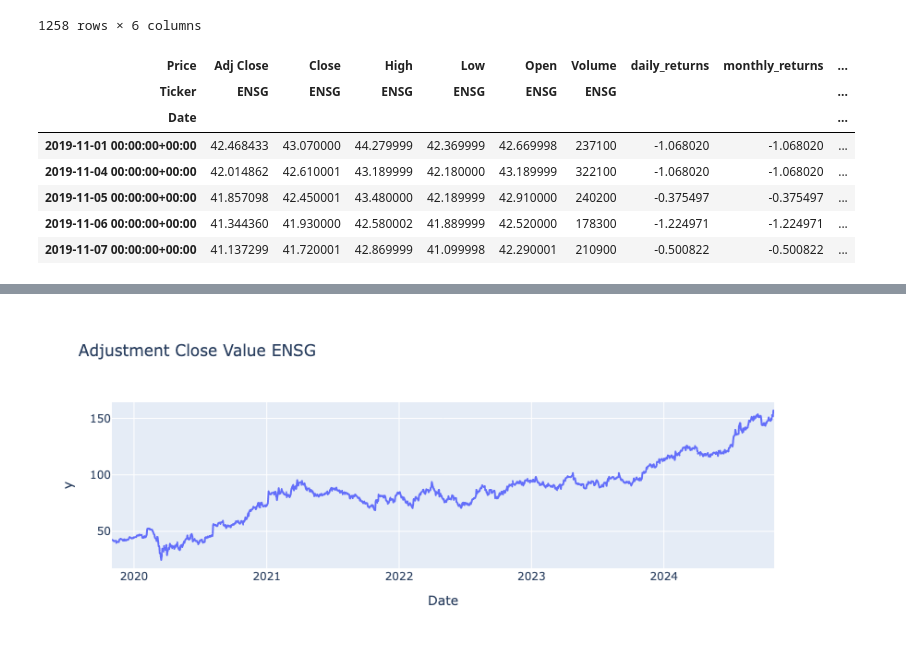
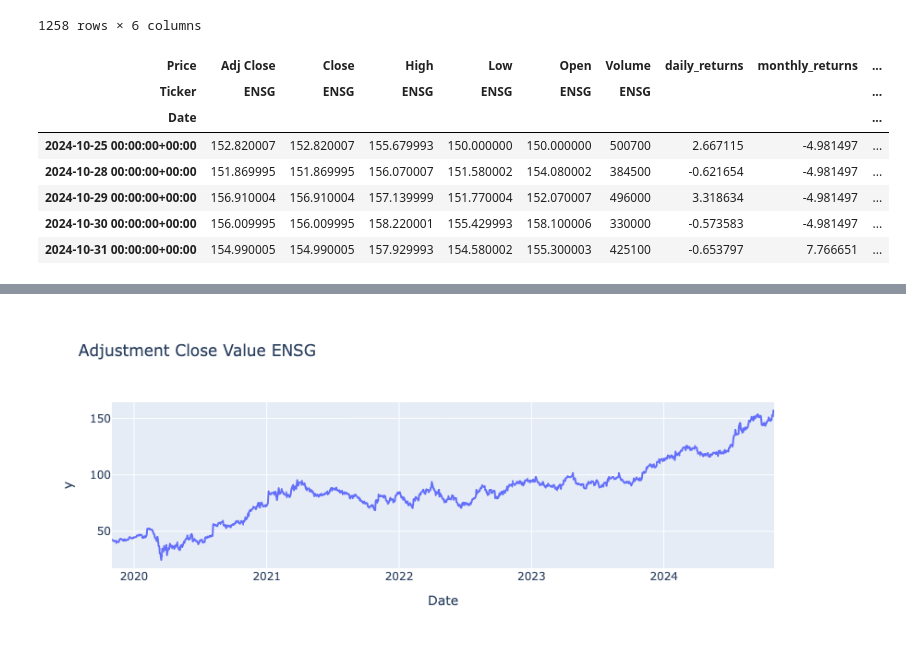
Before and after one commit to markmorcos/first_project, a Jupyter notebook: notebooks/ENSG_and_UBS_data.ipynb, the cells around one changed output, grey strips where cells are left out. Drawn from its saved outputs; the diff is of its cells as text; code cells hidden in the pictures.

```diff
--- a/notebooks/ENSG_and_UBS_data.ipynb
+++ b/notebooks/ENSG_and_UBS_data.ipynb
@@ -77,38 +77,40 @@ display (format_and_round_df(df_ensign))
 # %%
 df_ensign.index = pd.to_datetime(df_ensign.index)
 
-#daily returns
+# Calculate daily returns
+df_ensign['daily_returns'] = df_ensign['Adj Close'].pct_change() * 100
+df_ensign['daily_returns'] = df_ensign['daily_returns'].bfill()  # Backfill for any missing daily returns
 
-df_ensign['daily_returns'] = df_ensign['Adj Close'].pct_change() *100
-df_ensign['daily_returns'] = df_ensign['daily_returns'].bfill()
+# Calculate monthly returns
+monthly_df.index = pd.to_datetime(monthly_df.index)
+monthly_df = df_ensign.resample('ME').last()
+monthly_df['monthly_returns'] = monthly_df['Adj Close'].pct_change() * 100
 
-#monthly
+# Fill monthly return back to df
+df_ensign['monthly_returns'] = monthly_df['monthly_returns'].reindex(df_ensign.index, method='ffill')
+# Calculate annual returns
 
-monthly_df = df_ensign.resample('ME')['Adj Close'].last()
-df_ensign['monthly_returns']= df_ensign['Adj Close'].pct_change()*100
-
-#annual
-
-year_end_df = df_ensign.resample('YE')['Adj Close'].last()
-df_ensign['annual_returns']=year_end_df.pct_change() * 100
+annual_df.index = pd.to_datetime(annual_df.index)
+annual_df = df_ensign.resample('YE').last()
+annual_df['annual_returns'] = annual_df['Adj Close'].pct_change() * 100
+# Fill annual return back to df
+df_ensign['annual_returns'] = annual_df['annual_returns'].reindex(df_ensign.index, method='ffill')
 
 
+# Handle NaN values for annual returns (especially for the first year)
+#annual_df['annual_returns'] = df_ensign['annual_returns'].bfill()
 
-#nan values
-df_ensign['daily_returns'] = df_ensign['daily_returns'].bfill()
-df_ensign['monthly_returns'] = df_ensign['monthly_returns'].bfill()
-df_ensign['annual_returns'] = df_ensign['annual_returns'].bfill()
 
-#daily range
+# Calculate daily range
 df_ensign['daily_range'] = df_ensign['High'] - df_ensign['Low']
 
-df_ensign.head()
+df_ensign.tail()
 # %% [output]
 | Price | Adj Close | Close | High | Low | Open | Volume | daily_returns | monthly_returns | ... |
 | Ticker | ENSG | ENSG | ENSG | ENSG | ENSG | ENSG |  |  | ... |
 | Date |  |  |  |  |  |  |  |  | ... |
-| 2019-11-01 00:00:00+00:00 | 42.468433 | 43.070000 | 44.279999 | 42.369999 | 42.669998 | 237100 | -1.068020 | -1.068020 | ... |
-| 2019-11-04 00:00:00+00:00 | 42.014862 | 42.610001 | 43.189999 | 42.180000 | 43.189999 | 322100 | -1.068020 | -1.068020 | ... |
-| 2019-11-05 00:00:00+00:00 | 41.857098 | 42.450001 | 43.480000 | 42.189999 | 42.910000 | 240200 | -0.375497 | -0.375497 | ... |
-| 2019-11-06 00:00:00+00:00 | 41.344360 | 41.930000 | 42.580002 | 41.889999 | 42.520000 | 178300 | -1.224971 | -1.224971 | ... |
-| 2019-11-07 00:00:00+00:00 | 41.137299 | 41.720001 | 42.869999 | 41.099998 | 42.290001 | 210900 | -0.500822 | -0.500822 | ... |
+| 2024-10-25 00:00:00+00:00 | 152.820007 | 152.820007 | 155.679993 | 150.000000 | 150.000000 | 500700 | 2.667115 | -4.981497 | ... |
+| 2024-10-28 00:00:00+00:00 | 151.869995 | 151.869995 | 156.070007 | 151.580002 | 154.080002 | 384500 | -0.621654 | -4.981497 | ... |
+| 2024-10-29 00:00:00+00:00 | 156.910004 | 156.910004 | 157.139999 | 151.770004 | 152.070007 | 496000 | 3.318634 | -4.981497 | ... |
+| 2024-10-30 00:00:00+00:00 | 156.009995 | 156.009995 | 158.220001 | 155.429993 | 158.100006 | 330000 | -0.573583 | -4.981497 | ... |
+| 2024-10-31 00:00:00+00:00 | 154.990005 | 154.990005 | 157.929993 | 154.580002 | 155.300003 | 425100 | -0.653797 | 7.766651 | ... |
```
Also changed, not shown: parts of 18 cells of this notebook, 4 other files.
